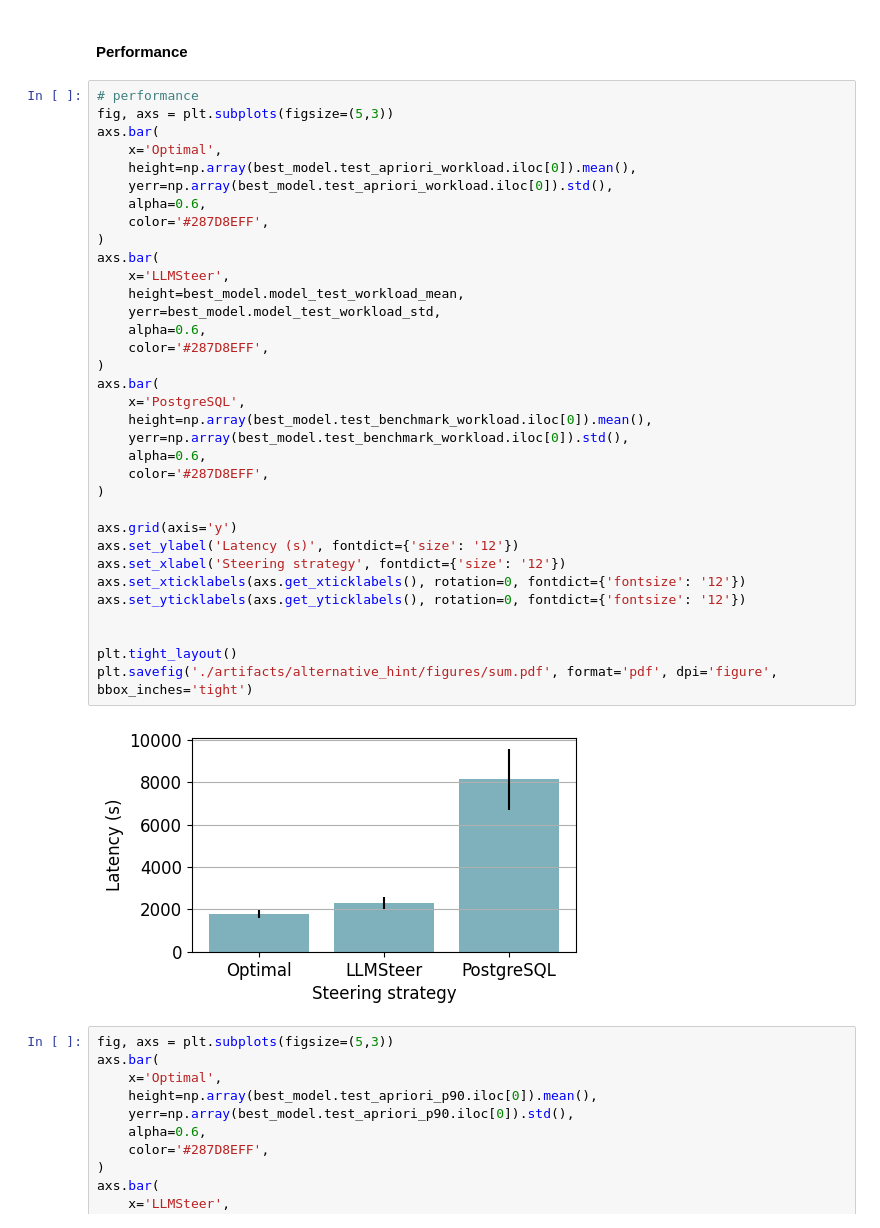
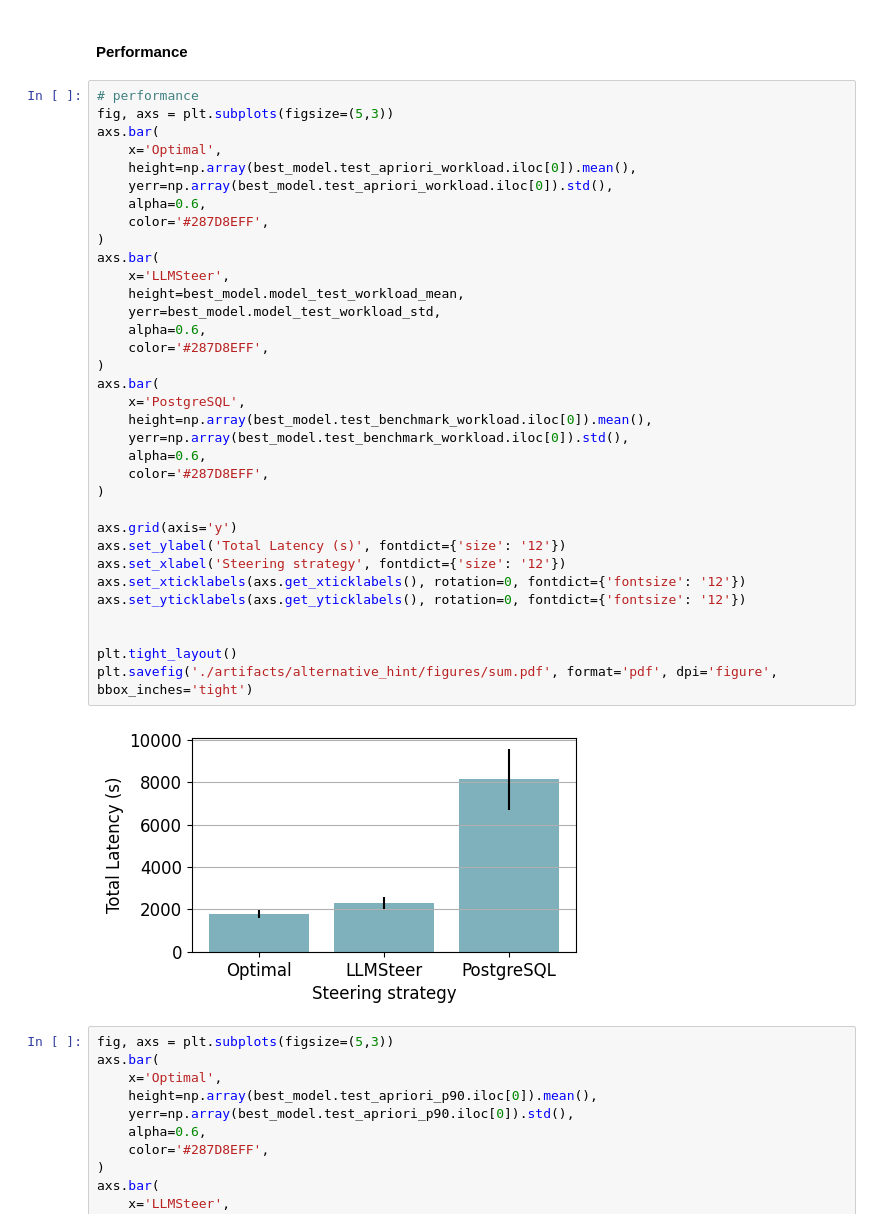
Before and after one commit to peter-ai/LLMSteer, a Jupyter notebook: LLMSteer.ipynb, the cells around one changed output. Cells and saved outputs as stored; diff of their text form.

```diff
--- a/LLMSteer.ipynb
+++ b/LLMSteer.ipynb
@@ -1383,35 +1383,35 @@ axs.bar(
     x='Optimal',
     height=np.array(best_model.test_apriori_workload.iloc[0]).mean(),
     yerr=np.array(best_model.test_apriori_workload.iloc[0]).std(),
     alpha=0.6,
     color='#287D8EFF',
 )
 axs.bar(
     x='LLMSteer',
     height=best_model.model_test_workload_mean,
     yerr=best_model.model_test_workload_std,
     alpha=0.6,
     color='#287D8EFF',
 )
 axs.bar(
     x='PostgreSQL',
     height=np.array(best_model.test_benchmark_workload.iloc[0]).mean(),
     yerr=np.array(best_model.test_benchmark_workload.iloc[0]).std(),
     alpha=0.6,
     color='#287D8EFF',
 )
 
 axs.grid(axis='y')
-axs.set_ylabel('Latency (s)', fontdict={'size': '12'})
+axs.set_ylabel('Total Latency (s)', fontdict={'size': '12'})
 axs.set_xlabel('Steering strategy', fontdict={'size': '12'})
 axs.set_xticklabels(axs.get_xticklabels(), rotation=0, fontdict={'fontsize': '12'})
 axs.set_yticklabels(axs.get_yticklabels(), rotation=0, fontdict={'fontsize': '12'})
 
 
 plt.tight_layout()
 plt.savefig('./artifacts/alternative_hint/figures/sum.pdf', format='pdf', dpi='figure', bbox_inches='tight')
 # %% [output]
-[figure, old version]
+[figure, new version]
 # %%
 fig, axs = plt.subplots(figsize=(5,3))
 axs.bar(
```
Also changed, not shown: parts of 2 cells of this notebook.
